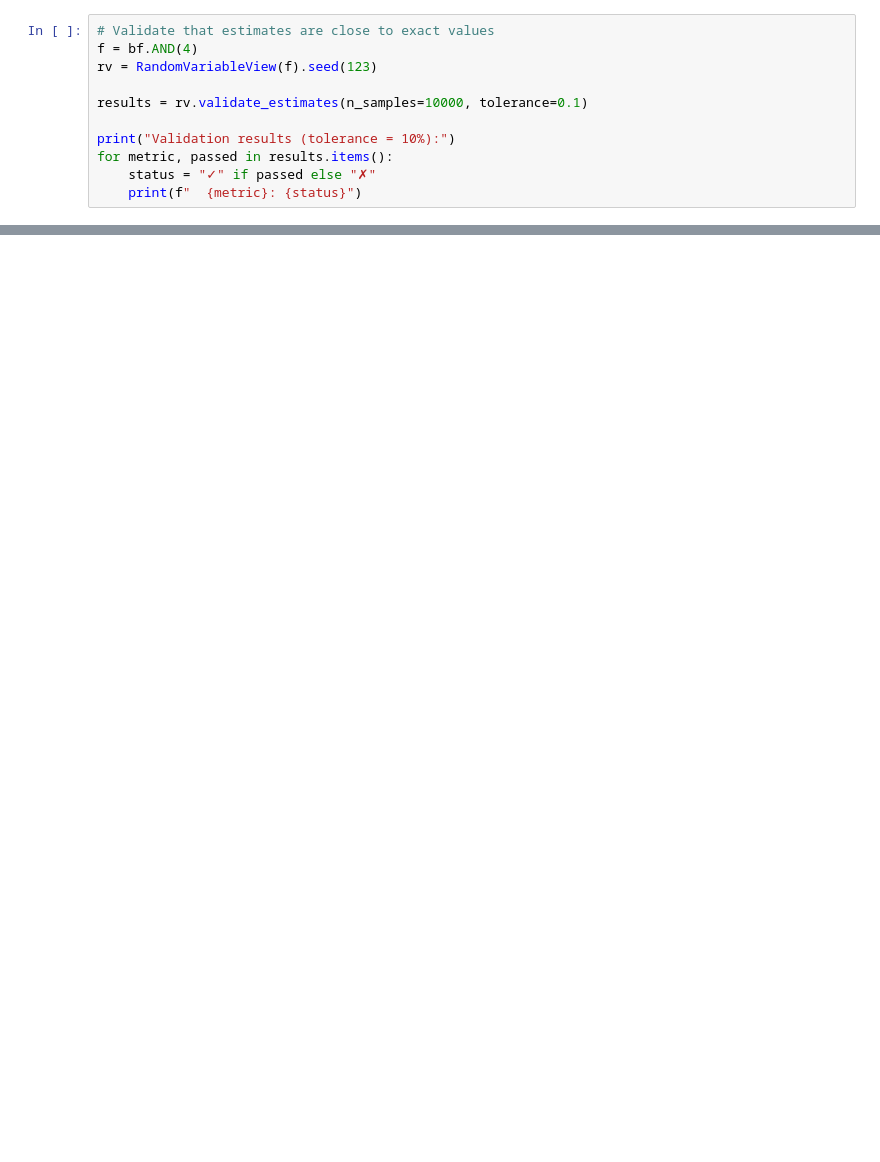
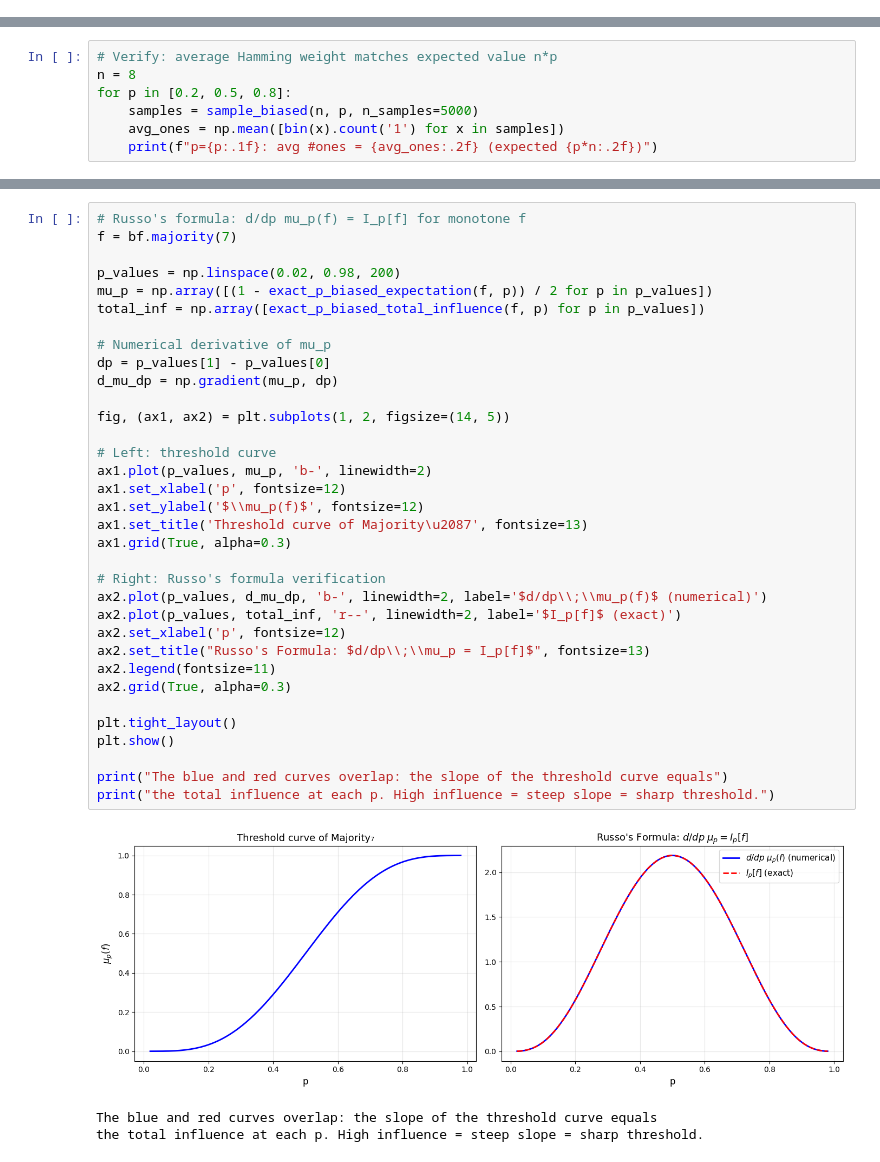
Before and after one commit to GabbyTab/boofun, a Jupyter notebook: notebooks/boolean_functions_as_random_variables.ipynb, the cells around one changed output, grey strips where cells are left out. Drawn from its saved outputs; the diff is of its cells as text; blank space fills up the shorter version.

```diff
--- a/notebooks/boolean_functions_as_random_variables.ipynb
+++ b/notebooks/boolean_functions_as_random_variables.ipynb
@@ -407,11 +0,0 @@ Exact vs Estimated (n=10000 samples):
-# %%
-# Validate that estimates are close to exact values
-f = bf.AND(4)
-rv = RandomVariableView(f).seed(123)
-
-results = rv.validate_estimates(n_samples=10000, tolerance=0.1)
-
-print("Validation results (tolerance = 10%):")
-for metric, passed in results.items():
-    status = "✓" if passed else "✗"
-    print(f"  {metric}: {status}")
@@ -526,0 +46,7 @@ p        E[f]         I[f]
+# %%
+# Verify: average Hamming weight matches expected value n*p
+n = 8
+for p in [0.2, 0.5, 0.8]:
+    samples = sample_biased(n, p, n_samples=5000)
+    avg_ones = np.mean([bin(x).count('1') for x in samples])
+    print(f"p={p:.1f}: avg #ones = {avg_ones:.2f} (expected {p*n:.2f})")
@@ -526,0 +358,38 @@ p        E[f]         I[f]
+# %%
+# Russo's formula: d/dp mu_p(f) = I_p[f] for monotone f
+f = bf.majority(7)
+
+p_values = np.linspace(0.02, 0.98, 200)
+mu_p = np.array([(1 - exact_p_biased_expectation(f, p)) / 2 for p in p_values])
+total_inf = np.array([exact_p_biased_total_influence(f, p) for p in p_values])
+
+# Numerical derivative of mu_p
+dp = p_values[1] - p_values[0]
+d_mu_dp = np.gradient(mu_p, dp)
+
+fig, (ax1, ax2) = plt.subplots(1, 2, figsize=(14, 5))
+
+# Left: threshold curve
+ax1.plot(p_values, mu_p, 'b-', linewidth=2)
+ax1.set_xlabel('p', fontsize=12)
+ax1.set_ylabel('$\\mu_p(f)$', fontsize=12)
+ax1.set_title('Threshold curve of Majority\u2087', fontsize=13)
+ax1.grid(True, alpha=0.3)
+
+# Right: Russo's formula verification
+ax2.plot(p_values, d_mu_dp, 'b-', linewidth=2, label='$d/dp\\;\\mu_p(f)$ (numerical)')
+ax2.plot(p_values, total_inf, 'r--', linewidth=2, label='$I_p[f]$ (exact)')
+ax2.set_xlabel('p', fontsize=12)
+ax2.set_title("Russo's Formula: $d/dp\\;\\mu_p = I_p[f]$", fontsize=13)
+ax2.legend(fontsize=11)
+ax2.grid(True, alpha=0.3)
+
+plt.tight_layout()
+plt.show()
+
+print("The blue and red curves overlap: the slope of the threshold curve equals")
+print("the total influence at each p. High influence = steep slope = sharp threshold.")
+# %% [output]
+[figure, added]
+The blue and red curves overlap: the slope of the threshold curve equals
+the total influence at each p. High influence = steep slope = sharp threshold.
```
Also changed, not shown: parts of 56 cells of this notebook.
